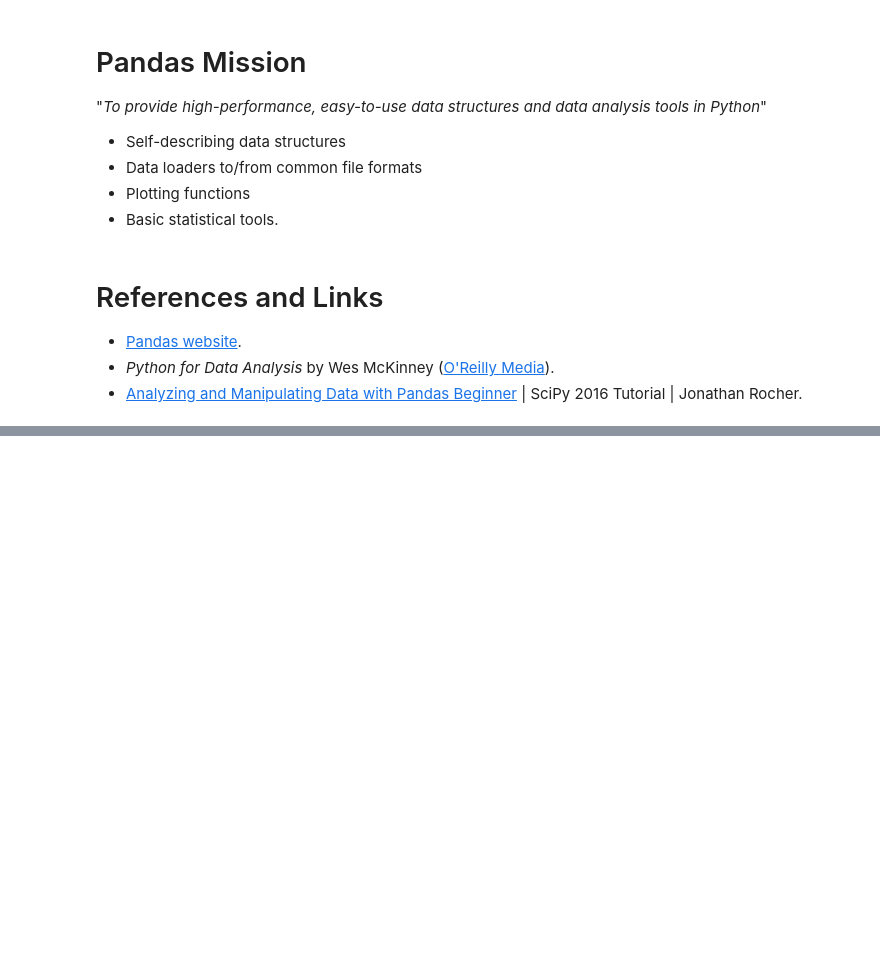
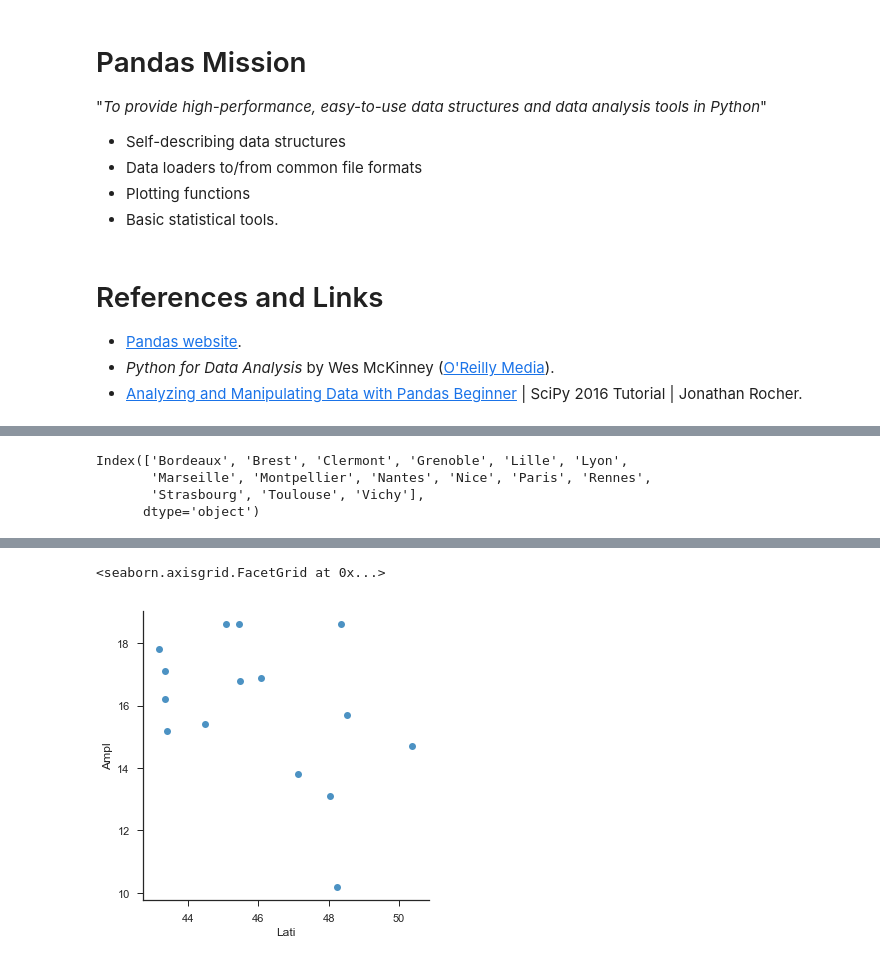
Before and after one commit to pnavaro/math-python, a Jupyter notebook: 14.Pandas.ipynb, the cells around one changed output, grey strips where cells are left out. Cells and saved outputs as stored; diff of their text form; code cells hidden in the pictures; blank space fills up the shorter version.

```diff
--- a/14.Pandas.ipynb
+++ b/14.Pandas.ipynb
@@ -58,3 +58,10 @@ df
+# %%
+df.index
+# %% [output]
+Index(['Bordeaux', 'Brest', 'Clermont', 'Grenoble', 'Lille', 'Lyon',
+       'Marseille', 'Montpellier', 'Nantes', 'Nice', 'Paris', 'Rennes',
+       'Strasbourg', 'Toulouse', 'Vichy'],
+      dtype='object')
 # %%
 import toyplot
 canvas = toyplot.Canvas(width=600, height=300)
@@ -64,2 +72,11 @@ axes.plot(df["Ampl"], color="blue", stroke_width=2);
 # %% [output]
 [interactive output not drawn]
+# %%
+import seaborn as sns
+sns.set_context("notebook", font_scale=1.1)
+sns.set_style("ticks")
+
+sns.lmplot('Lati', 'Ampl', data=df, fit_reg=False)
+# %% [output]
+<seaborn.axisgrid.FacetGrid at 0x...>
+[figure, added]
```
Also changed, not shown: parts of 3 cells of this notebook, 3 other files.
